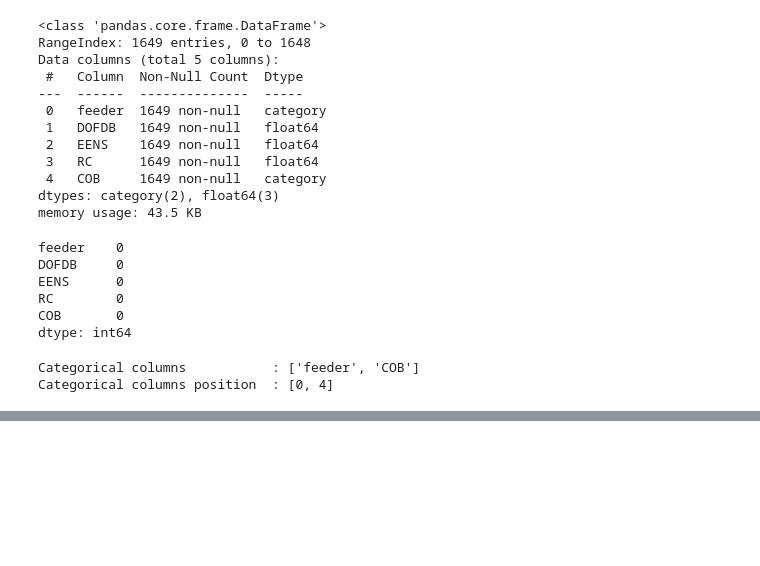
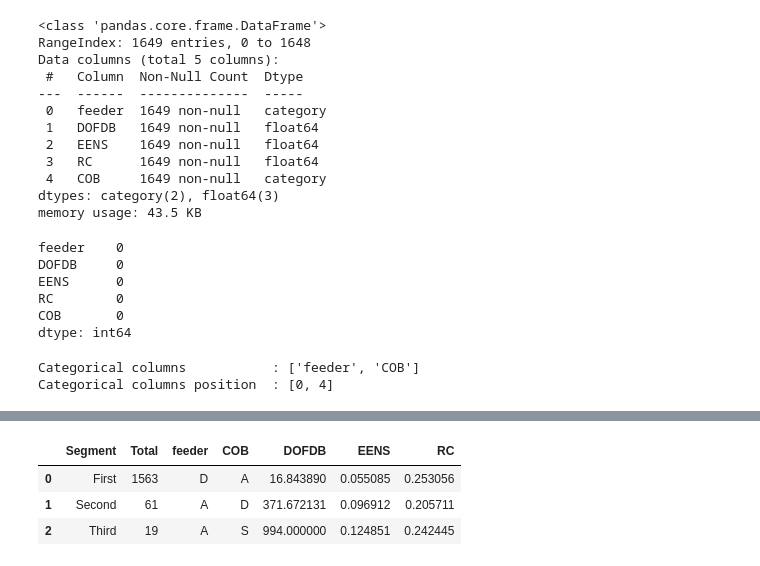
Before and after one commit to sheperd007/Predictive-maintenance-in-the-gas-industry, a Jupyter notebook: Electricity Networks Maintenance/Data Analysis Group/Jahani/K-prototypes.ipynb, the cells around one changed output, grey strips where cells are left out. Drawn from its saved outputs; the diff is of its cells as text; code cells hidden in the pictures; blank space fills up the shorter version.

```diff
--- a/Electricity Networks Maintenance/Data Analysis Group/Jahani/K-prototypes.ipynb
+++ b/Electricity Networks Maintenance/Data Analysis Group/Jahani/K-prototypes.ipynb
@@ -176,0 +240,26 @@ data.groupby('Segment').agg(
+# %%
+# Add the cluster to the dataframe
+data['Cluster Labels'] = kprototype.labels_
+data['Segment'] = data['Cluster Labels'].map({0:'First', 1:'Second',2:'Third'})
+# Order the cluster
+data['Segment'] = data['Segment'].astype('category')
+data['Segment'] = data['Segment'].cat.reorder_categories(['First','Second','Third'])
+# %%
+# Cluster interpretation
+'feeder','DOFDB','EENS','RC','COB'
+data.rename(columns = {'Cluster Labels':'Total'}, inplace = True)
+data.groupby('Segment').agg(
+    {
+        'Total':'count',
+        'feeder': lambda x: x.value_counts().index[0],
+        'COB': lambda x: x.value_counts().index[0],
+        'DOFDB': 'mean',
+        'EENS': 'mean',
+        'RC': 'mean'
+    }
+).reset_index()
+# %% [output]
+|  | Segment | Total | feeder | COB | DOFDB | EENS | RC |
+| 0 | First | 1563 | D | A | 16.843890 | 0.055085 | 0.253056 |
+| 1 | Second | 61 | A | D | 371.672131 | 0.096912 | 0.205711 |
+| 2 | Third | 19 | A | S | 994.000000 | 0.124851 | 0.242445 |
```
Also changed, not shown: parts of 10 cells of this notebook.
